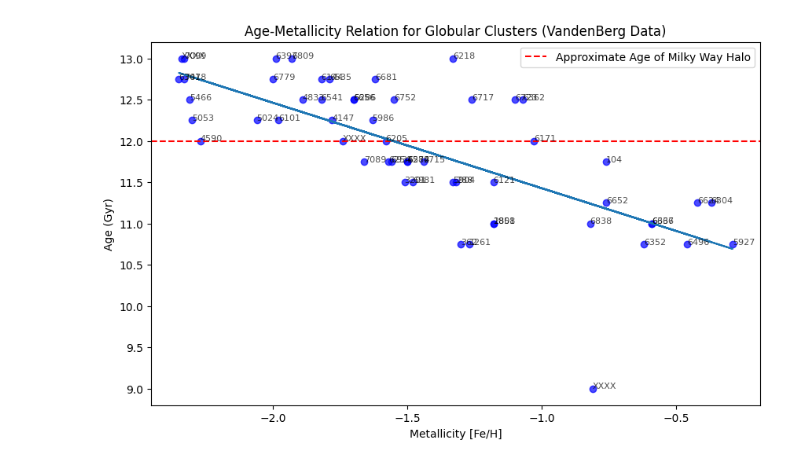
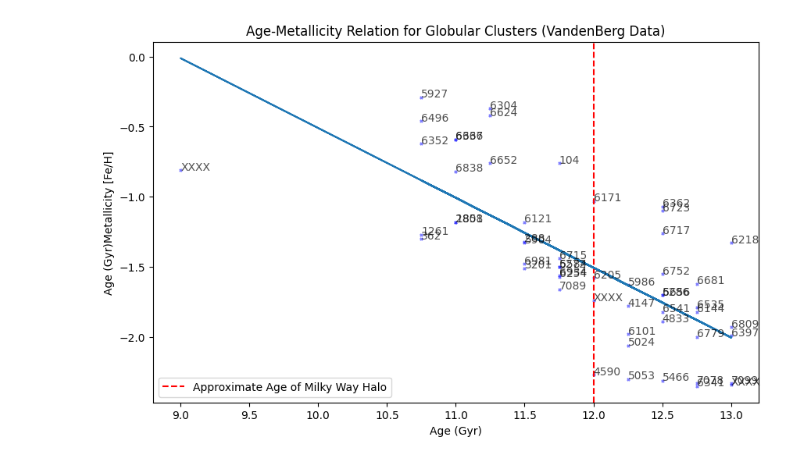
Before and after one commit to Shmu9/gc_accretion, a Jupyter notebook: age_metallicity.ipynb, the cells around one changed output. Drawn from its saved outputs; the diff is of its cells as text; code cells hidden in the pictures.

Commit message:
feat: swap axes in age-metallicity relation (vandenberg).

```diff
--- a/age_metallicity.ipynb
+++ b/age_metallicity.ipynb
@@ -97,32 +97,33 @@ krause = pd.read_csv('data/Option 1/Krause21.csv')
 # %%
 # Extract necessary columns for plotting
 metallicities = vandenberg['FeH'].astype(float)
 ages = vandenberg['Age'].astype(float)
 cluster_ids = vandenberg['#NGC']
 
 # Create a scatter plot for Age-Metallicity Relation
 plt.figure(figsize=(10, 6))
-plt.scatter(metallicities, ages, color='blue', alpha=0.7)
+plt.scatter(ages, metallicities, marker='x', s=5, color='blue', alpha=0.5)
 
 # Annotate cluster names for reference
 for i, id in enumerate(cluster_ids):
-    plt.annotate(id, (metallicities[i], ages[i]), fontsize=8, alpha=0.7)
+    # plt.annotate(id, (metallicities[i], ages[i]), fontsize=10, alpha=0.7)
+    plt.annotate(id, (ages[i], metallicities[i]), fontsize=10, alpha=0.7)
 
 # Labeling and formatting the plot
 plt.title("Age-Metallicity Relation for Globular Clusters (VandenBerg Data)")
-plt.xlabel("Metallicity [Fe/H]")
-plt.ylabel("Age (Gyr)")
-plt.axhline(y=12, color='red', linestyle='--', label="Approximate Age of Milky Way Halo")
+plt.xlabel("Age (Gyr)")
+plt.ylabel("Age (Gyr)Metallicity [Fe/H]")
+plt.axvline(x=12, color='red', linestyle='--', label="Approximate Age of Milky Way Halo")
 plt.legend()
 # plt.grid(True)
 
 # Linear regression
-reg = stats.linregress(metallicities, ages)
+reg = stats.linregress(ages, metallicities)
 plt.plot(
-    metallicities, reg.slope * metallicities + reg.intercept,
+    ages, reg.slope * ages + reg.intercept,
     label=f'y = {reg.slope:.2f} * x + {reg.slope:.2f}'
 )
 
 plt.show()
 # %% [output]
-[figure, old version]
+[figure, new version]
```
